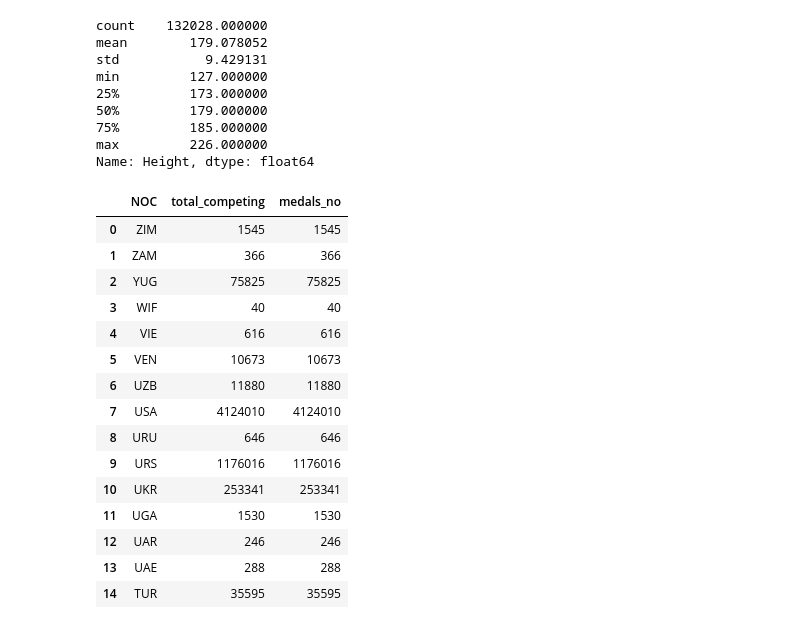
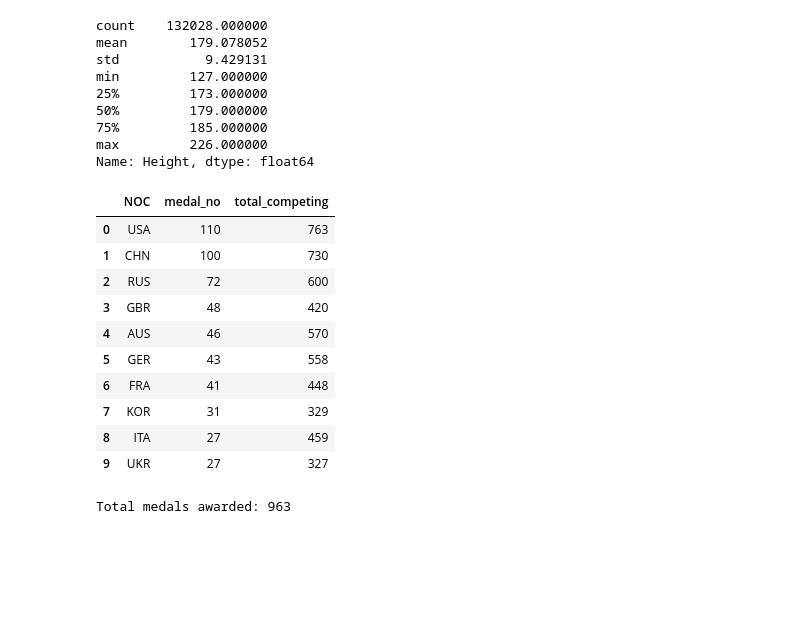
Before and after one commit to abiasiol/LearnSQLCapstoneProject, a Jupyter notebook: 3_descriptive_analysis.ipynb, the cells around one changed output. Saved outputs shown, nothing was run; the diff lists cells and outputs as text; code cells hidden in the pictures; blank space fills up the shorter version.

Commit message:
count wins

```diff
--- a/3_descriptive_analysis.ipynb
+++ b/3_descriptive_analysis.ipynb
@@ -139,38 +123,43 @@ min         127.000000
 max         226.000000
 Name: Height, dtype: float64
 # %%
-subquery_count_winning = '( SELECT NOC, Sport, Event, 1 as medals' \
-                ' FROM silver_df' \
-                ' WHERE Medal IS NOT NULL' \
-                ' GROUP BY NOC, Sport, Event) winning'
+query_df = silver_df[silver_df.Year == 2008]
 
-winning_teams = f' SELECT silver_df.NOC, COUNT(1) as total_competing, COUNT(medals) as medals_no' \
-                f' FROM silver_df' \
+subquery_count_winning = f" SELECT NOC, Sport, Event, Year, Season, Games, Team, Medal" \
+                f" FROM query_df" \
+                f" WHERE Medal IS NOT NULL AND Season='Summer' " \
+                 f" GROUP BY NOC, Sport, Event, Year, Season, Games, Team, Medal"
+test = pysqldf(subquery_count_winning)
+
+count_winning_nocs = 'SELECT win_events.NOC, COUNT(1) as medals' \
+                f'          FROM ( {subquery_count_winning} ) win_events ' \
+                f'          GROUP BY win_events.NOC'
+
+
+
+winning_teams = f' SELECT query_df.NOC, COALESCE(winning.medals, 0) as medal_no, COUNT(1) as total_competing' \
+                f' FROM query_df' \
                 f' LEFT JOIN' \
-                f' {subquery_count_winning}' \
-                f' ON silver_df.NOC = winning.NOC' \
-                f' GROUP BY silver_df.NOC' \
-                f' ORDER BY medals DESC' \
-                f' LIMIT 15'
+                f'      ( {count_winning_nocs}  ) winning' \
+                f' ON query_df.NOC = winning.NOC' \
+                f' GROUP BY query_df.NOC, medal_no' \
+                f' ORDER BY medal_no DESC' \
 
 
 gold_winning_teams_df = pysqldf(winning_teams)
 # gold_winning_teams_df
-display(gold_winning_teams_df)
+display(gold_winning_teams_df.head(10))
+print(f'Total medals awarded: {gold_winning_teams_df.medal_no.sum()}')
 # %% [output]
-|  | NOC | total_competing | medals_no |
-| 0 | ZIM | 1545 | 1545 |
-| 1 | ZAM | 366 | 366 |
-| 2 | YUG | 75825 | 75825 |
-| 3 | WIF | 40 | 40 |
-| 4 | VIE | 616 | 616 |
-| 5 | VEN | 10673 | 10673 |
-| 6 | UZB | 11880 | 11880 |
-| 7 | USA | 4124010 | 4124010 |
-| 8 | URU | 646 | 646 |
-| 9 | URS | 1176016 | 1176016 |
-| 10 | UKR | 253341 | 253341 |
-| 11 | UGA | 1530 | 1530 |
-| 12 | UAR | 246 | 246 |
-| 13 | UAE | 288 | 288 |
-| 14 | TUR | 35595 | 35595 |
+|  | NOC | medal_no | total_competing |
+| 0 | USA | 110 | 763 |
+| 1 | CHN | 100 | 730 |
+| 2 | RUS | 72 | 600 |
+| 3 | GBR | 48 | 420 |
+| 4 | AUS | 46 | 570 |
+| 5 | GER | 43 | 558 |
+| 6 | FRA | 41 | 448 |
+| 7 | KOR | 31 | 329 |
+| 8 | ITA | 27 | 459 |
+| 9 | UKR | 27 | 327 |
+Total medals awarded: 963
```
Also changed, not shown: parts of 5 cells of this notebook.
